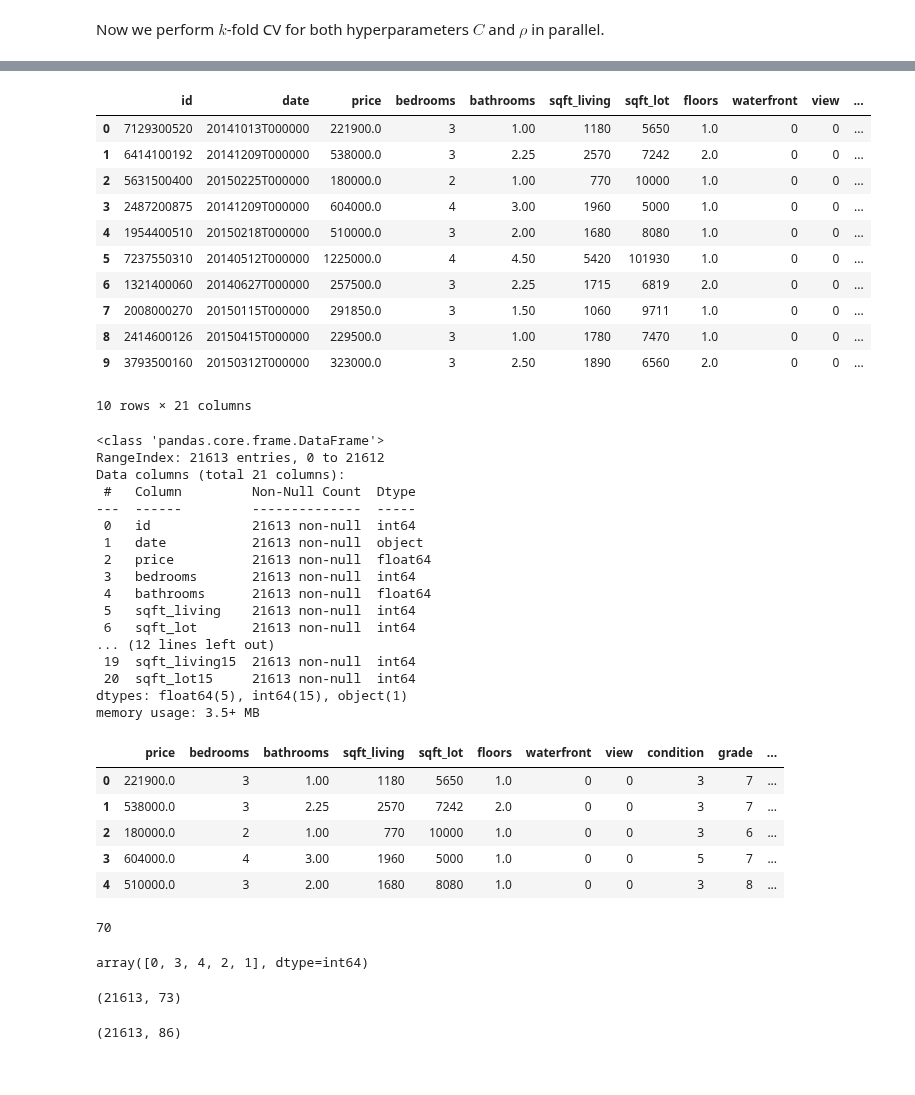
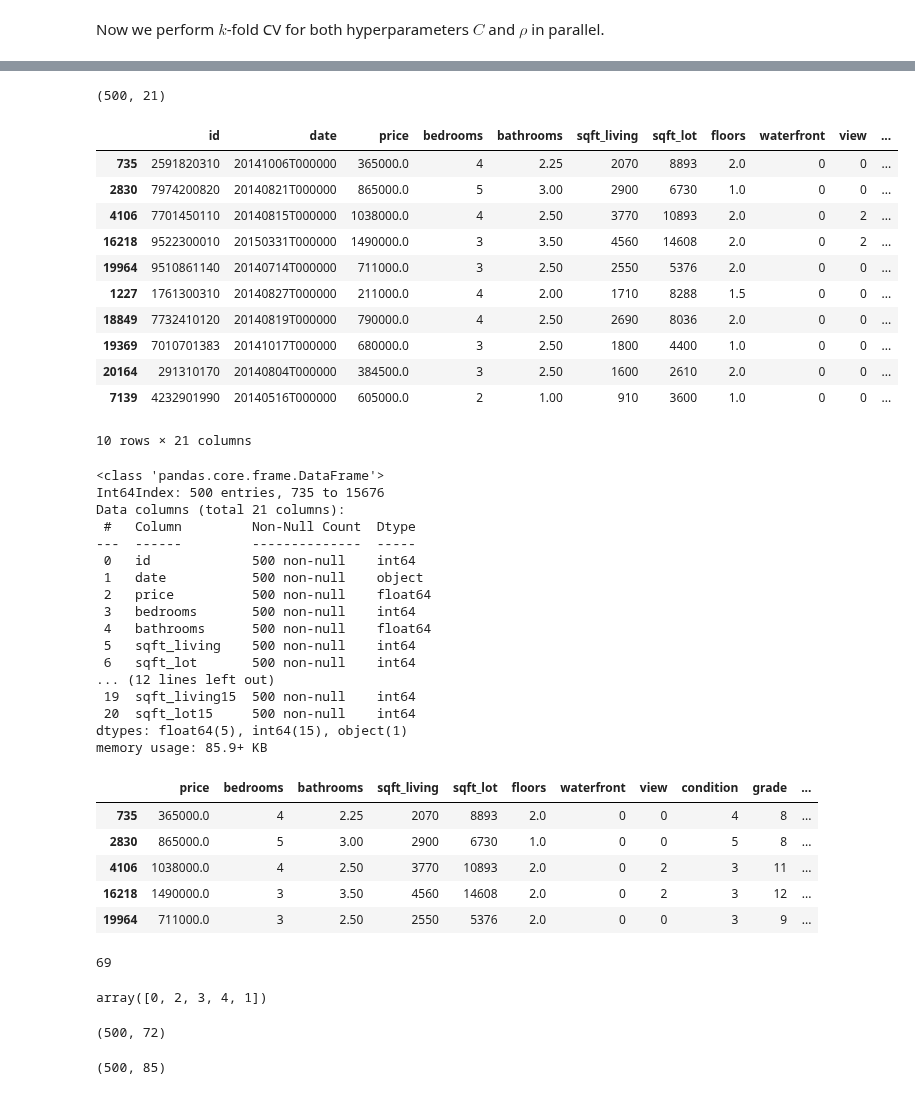
Before and after one commit to datakolektiv/dss03python2023, a Jupyter notebook: session18/dss03_py_session18.ipynb, the cells around one changed output, grey strips where cells are left out. Cells and saved outputs as stored; diff of their text form; code cells hidden in the pictures.

```diff
--- a/session18/dss03_py_session18.ipynb
+++ b/session18/dss03_py_session18.ipynb
@@ -1022,48 +1159,51 @@ We'll also implement Elastic-Net regularization for Multiple LR in the following
 # %%
 data_set = pd.read_csv(os.path.join(data_dir, 'kc_house_data.csv'))
+data_set = data_set.sample(n=1000, random_state=42)
+print(data_set.shape)
 data_set.head(10)
 # %% [output]
+(500, 21)
 |  | id | date | price | bedrooms | bathrooms | sqft_living | sqft_lot | floors | waterfront | view | ... |
-| 0 | 7129300520 | 20141013T000000 | 221900.0 | 3 | 1.00 | 1180 | 5650 | 1.0 | 0 | 0 | ... |
-| 1 | 6414100192 | 20141209T000000 | 538000.0 | 3 | 2.25 | 2570 | 7242 | 2.0 | 0 | 0 | ... |
-| 2 | 5631500400 | 20150225T000000 | 180000.0 | 2 | 1.00 | 770 | 10000 | 1.0 | 0 | 0 | ... |
-| 3 | 2487200875 | 20141209T000000 | 604000.0 | 4 | 3.00 | 1960 | 5000 | 1.0 | 0 | 0 | ... |
-| 4 | 1954400510 | 20150218T000000 | 510000.0 | 3 | 2.00 | 1680 | 8080 | 1.0 | 0 | 0 | ... |
-| 5 | 7237550310 | 20140512T000000 | 1225000.0 | 4 | 4.50 | 5420 | 101930 | 1.0 | 0 | 0 | ... |
-| 6 | 1321400060 | 20140627T000000 | 257500.0 | 3 | 2.25 | 1715 | 6819 | 2.0 | 0 | 0 | ... |
-| 7 | 2008000270 | 20150115T000000 | 291850.0 | 3 | 1.50 | 1060 | 9711 | 1.0 | 0 | 0 | ... |
-| 8 | 2414600126 | 20150415T000000 | 229500.0 | 3 | 1.00 | 1780 | 7470 | 1.0 | 0 | 0 | ... |
-| 9 | 3793500160 | 20150312T000000 | 323000.0 | 3 | 2.50 | 1890 | 6560 | 2.0 | 0 | 0 | ... |
+| 735 | 2591820310 | 20141006T000000 | 365000.0 | 4 | 2.25 | 2070 | 8893 | 2.0 | 0 | 0 | ... |
+| 2830 | 7974200820 | 20140821T000000 | 865000.0 | 5 | 3.00 | 2900 | 6730 | 1.0 | 0 | 0 | ... |
+| 4106 | 7701450110 | 20140815T000000 | 1038000.0 | 4 | 2.50 | 3770 | 10893 | 2.0 | 0 | 2 | ... |
+| 16218 | 9522300010 | 20150331T000000 | 1490000.0 | 3 | 3.50 | 4560 | 14608 | 2.0 | 0 | 2 | ... |
+| 19964 | 9510861140 | 20140714T000000 | 711000.0 | 3 | 2.50 | 2550 | 5376 | 2.0 | 0 | 0 | ... |
+| 1227 | 1761300310 | 20140827T000000 | 211000.0 | 4 | 2.00 | 1710 | 8288 | 1.5 | 0 | 0 | ... |
+| 18849 | 7732410120 | 20140819T000000 | 790000.0 | 4 | 2.50 | 2690 | 8036 | 2.0 | 0 | 0 | ... |
+| 19369 | 7010701383 | 20141017T000000 | 680000.0 | 3 | 2.50 | 1800 | 4400 | 1.0 | 0 | 0 | ... |
+| 20164 | 291310170 | 20140804T000000 | 384500.0 | 3 | 2.50 | 1600 | 2610 | 2.0 | 0 | 0 | ... |
+| 7139 | 4232901990 | 20140516T000000 | 605000.0 | 2 | 1.00 | 910 | 3600 | 1.0 | 0 | 0 | ... |
-10 rows × 21 columns
+10 rows × 21 columns
 # %%
 data_set.info()
 # %% [output]
 <class 'pandas.core.frame.DataFrame'>
-RangeIndex: 21613 entries, 0 to 21612
+Int64Index: 500 entries, 735 to 15676
 Data columns (total 21 columns):
  #   Column         Non-Null Count  Dtype
 ---  ------         --------------  -----
- 0   id             21613 non-null  int64
- 1   date           21613 non-null  object
- 2   price          21613 non-null  float64
- 3   bedrooms       21613 non-null  int64
- 4   bathrooms      21613 non-null  float64
- 5   sqft_living    21613 non-null  int64
- 6   sqft_lot       21613 non-null  int64
+ 0   id             500 non-null    int64
+ 1   date           500 non-null    object
+ 2   price          500 non-null    float64
+ 3   bedrooms       500 non-null    int64
+ 4   bathrooms      500 non-null    float64
+ 5   sqft_living    500 non-null    int64
+ 6   sqft_lot       500 non-null    int64
 ... (12 lines left out)
- 19  sqft_living15  21613 non-null  int64
- 20  sqft_lot15     21613 non-null  int64
+ 19  sqft_living15  500 non-null    int64
+ 20  sqft_lot15     500 non-null    int64
 dtypes: float64(5), int64(15), object(1)
-memory usage: 3.5+ MB
+memory usage: 85.9+ KB
 # %%
 # - we remove some redundant or problematic predictors
 model_frame = data_set.drop(columns = ['id', 'lat', 'long', 'date', 'yr_renovated'])
 model_frame.head()
 # %% [output]
 |  | price | bedrooms | bathrooms | sqft_living | sqft_lot | floors | waterfront | view | condition | grade | ... |
-| 0 | 221900.0 | 3 | 1.00 | 1180 | 5650 | 1.0 | 0 | 0 | 3 | 7 | ... |
-| 1 | 538000.0 | 3 | 2.25 | 2570 | 7242 | 2.0 | 0 | 0 | 3 | 7 | ... |
-| 2 | 180000.0 | 2 | 1.00 | 770 | 10000 | 1.0 | 0 | 0 | 3 | 6 | ... |
-| 3 | 604000.0 | 4 | 3.00 | 1960 | 5000 | 1.0 | 0 | 0 | 5 | 7 | ... |
-| 4 | 510000.0 | 3 | 2.00 | 1680 | 8080 | 1.0 | 0 | 0 | 3 | 8 | ... |
+| 735 | 365000.0 | 4 | 2.25 | 2070 | 8893 | 2.0 | 0 | 0 | 4 | 8 | ... |
+| 2830 | 865000.0 | 5 | 3.00 | 2900 | 6730 | 1.0 | 0 | 0 | 5 | 8 | ... |
+| 4106 | 1038000.0 | 4 | 2.50 | 3770 | 10893 | 2.0 | 0 | 2 | 3 | 11 | ... |
+| 16218 | 1490000.0 | 3 | 3.50 | 4560 | 14608 | 2.0 | 0 | 2 | 3 | 12 | ... |
+| 19964 | 711000.0 | 3 | 2.50 | 2550 | 5376 | 2.0 | 0 | 0 | 3 | 9 | ... |
 # %%
@@ -1074,12 +1214,12 @@ numerical_df = model_frame.drop(columns = ['zipcode', 'view'])
 # - number of zipcode categories
 len(categorical_df['zipcode'].unique())
 # %% [output]
-70
+69
 # %%
 # - view categories
 categorical_df['view'].unique()
 # %% [output]
-array([0, 3, 4, 2, 1], dtype=int64)
+array([0, 2, 3, 4, 1])
 # %%
 ### --- Encoding the categorical variables
 from sklearn.preprocessing import OneHotEncoder
@@ -1100,7 +1240,7 @@ dummy_zipcode = enc_zipcode.fit_transform(categorical_df['zipcode'].values.resha
 X0 = np.concatenate((dummy_view, dummy_zipcode), axis=-1)
 X0.shape
 # %% [output]
-(21613, 73)
+(500, 72)
 # %%
 ### --- Constructing the feature matrix and the target vector
 
@@ -1111,7 +1251,13 @@ X1 = numerical_df.drop(columns='price').values
 X = np.concatenate((X0, X1), axis=-1)
 print(X.shape)
 
+# - standardize X
+# - define standard scaler
+scaler = StandardScaler()
+# - transform data
+scaled = scaler.fit_transform(X)
+
 # - target vector values
 y = numerical_df['price'].values
 # %% [output]
-(21613, 86)
+(500, 85)
```
Also changed, not shown: parts of 95 cells of this notebook, 1 other file.
